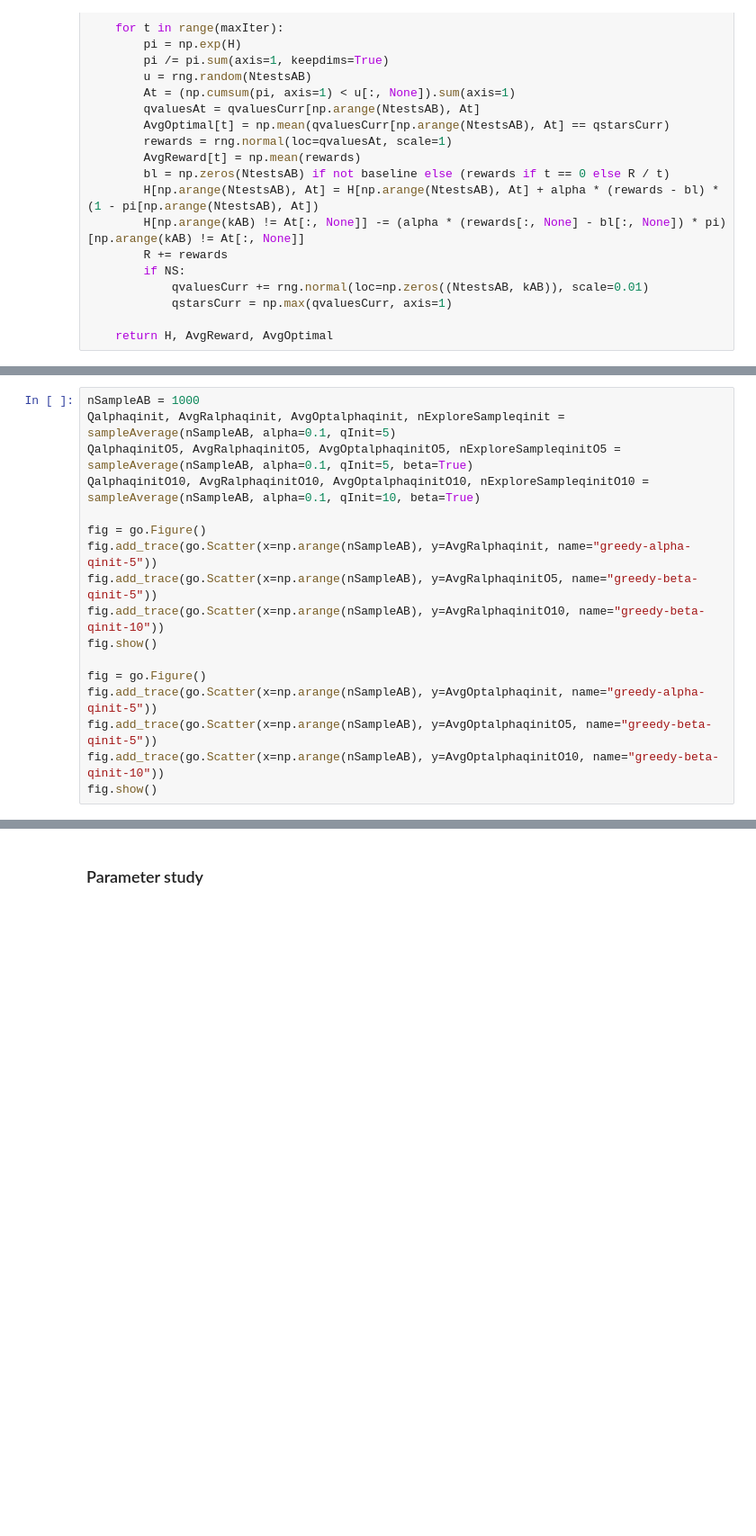
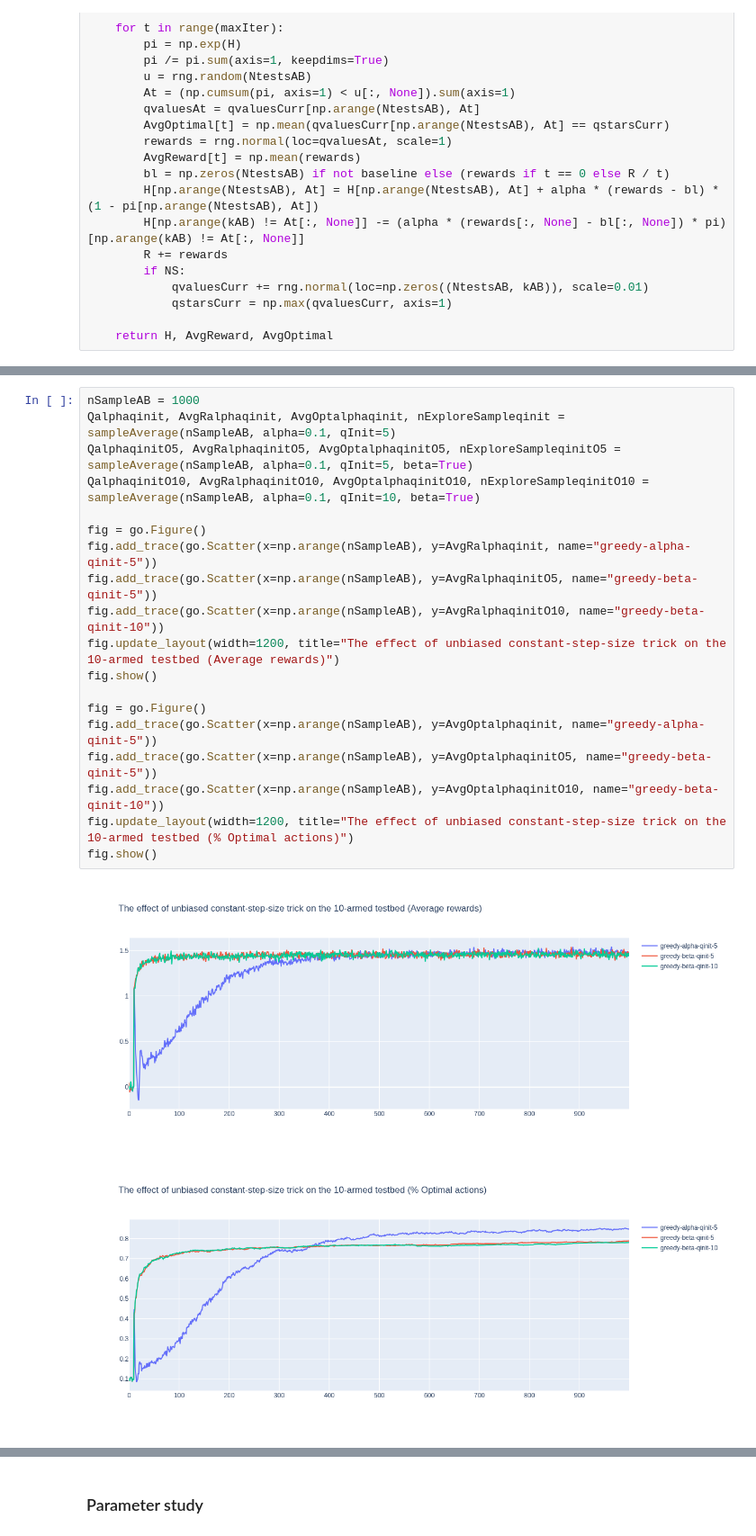
Before and after one commit to Salma-Hammani/Sutto-Barto-RL-exercises, a Jupyter notebook: Chapter2 - Multi-armed Bandits.ipynb, the cells around one changed output, grey strips where cells are left out. Shown at 90% size. Drawn from its saved outputs; the diff is of its cells as text; blank space fills up the shorter version.

```diff
--- a/Chapter2 - Multi-armed Bandits.ipynb
+++ b/Chapter2 - Multi-armed Bandits.ipynb
@@ -122,20 +139,25 @@ fig.show()
 # %%
 nSampleAB = 1000
 Qalphaqinit, AvgRalphaqinit, AvgOptalphaqinit, nExploreSampleqinit = sampleAverage(nSampleAB, alpha=0.1, qInit=5)
 QalphaqinitO5, AvgRalphaqinitO5, AvgOptalphaqinitO5, nExploreSampleqinitO5 = sampleAverage(nSampleAB, alpha=0.1, qInit=5, beta=True)
 QalphaqinitO10, AvgRalphaqinitO10, AvgOptalphaqinitO10, nExploreSampleqinitO10 = sampleAverage(nSampleAB, alpha=0.1, qInit=10, beta=True)
 
 fig = go.Figure()
 fig.add_trace(go.Scatter(x=np.arange(nSampleAB), y=AvgRalphaqinit, name="greedy-alpha-qinit-5"))
 fig.add_trace(go.Scatter(x=np.arange(nSampleAB), y=AvgRalphaqinitO5, name="greedy-beta-qinit-5"))
 fig.add_trace(go.Scatter(x=np.arange(nSampleAB), y=AvgRalphaqinitO10, name="greedy-beta-qinit-10"))
+fig.update_layout(width=1200, title="The effect of unbiased constant-step-size trick on the 10-armed testbed (Average rewards)")
 fig.show()
 
 fig = go.Figure()
 fig.add_trace(go.Scatter(x=np.arange(nSampleAB), y=AvgOptalphaqinit, name="greedy-alpha-qinit-5"))
 fig.add_trace(go.Scatter(x=np.arange(nSampleAB), y=AvgOptalphaqinitO5, name="greedy-beta-qinit-5"))
 fig.add_trace(go.Scatter(x=np.arange(nSampleAB), y=AvgOptalphaqinitO10, name="greedy-beta-qinit-10"))
+fig.update_layout(width=1200, title="The effect of unbiased constant-step-size trick on the 10-armed testbed (% Optimal actions)")
 fig.show()
+# %% [output]
+[figure, added]
+[figure, added]
 # %%
 nSampleAB = 1000
 QalphaUCB2, AvgRalphaUCB2, AvgOptalphaUCB2, nExploreSampleUCB2 = sampleAverage(nSampleAB, UCB=2)
```
Also changed, not shown: parts of 8 cells of this notebook.
